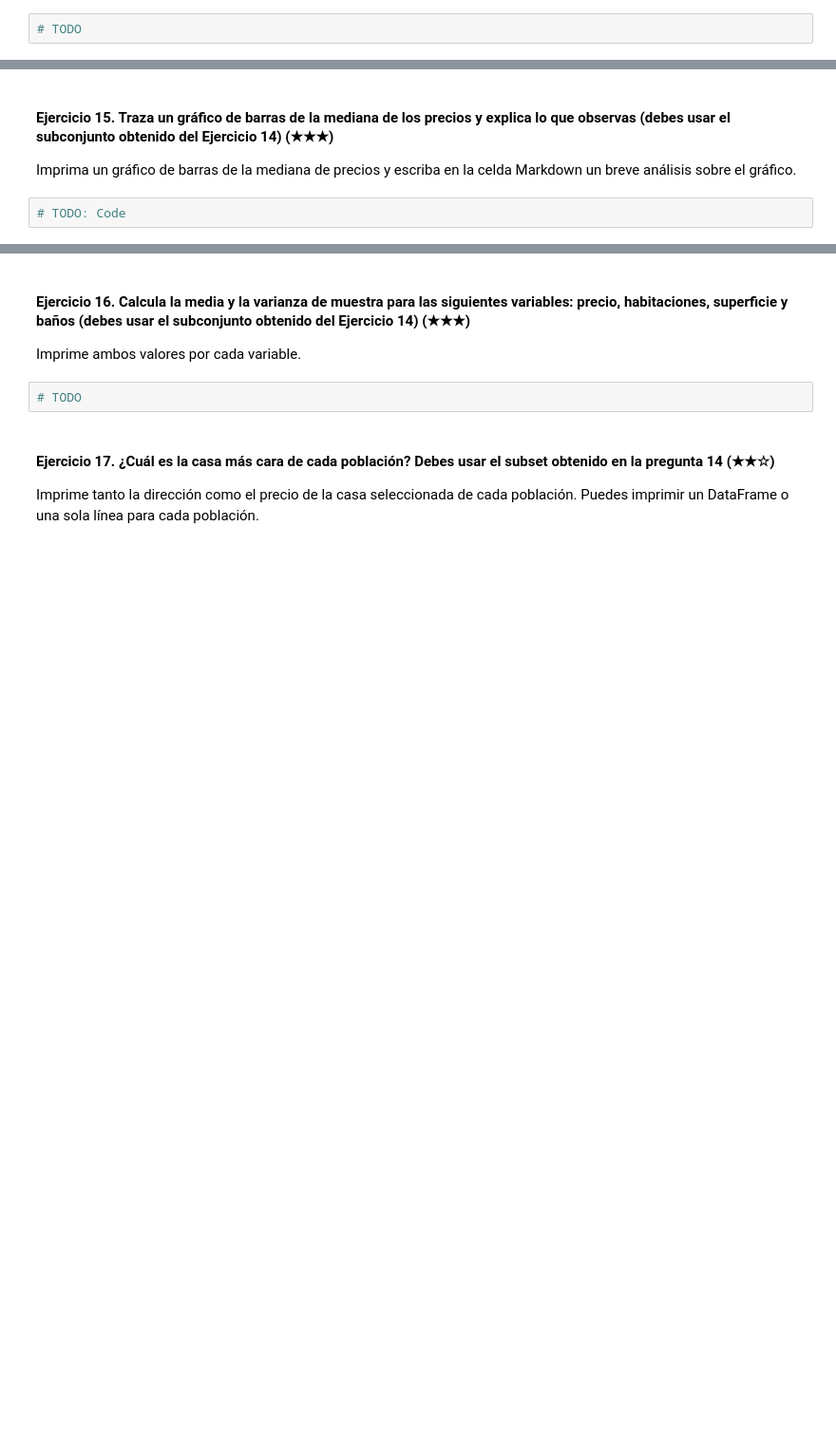
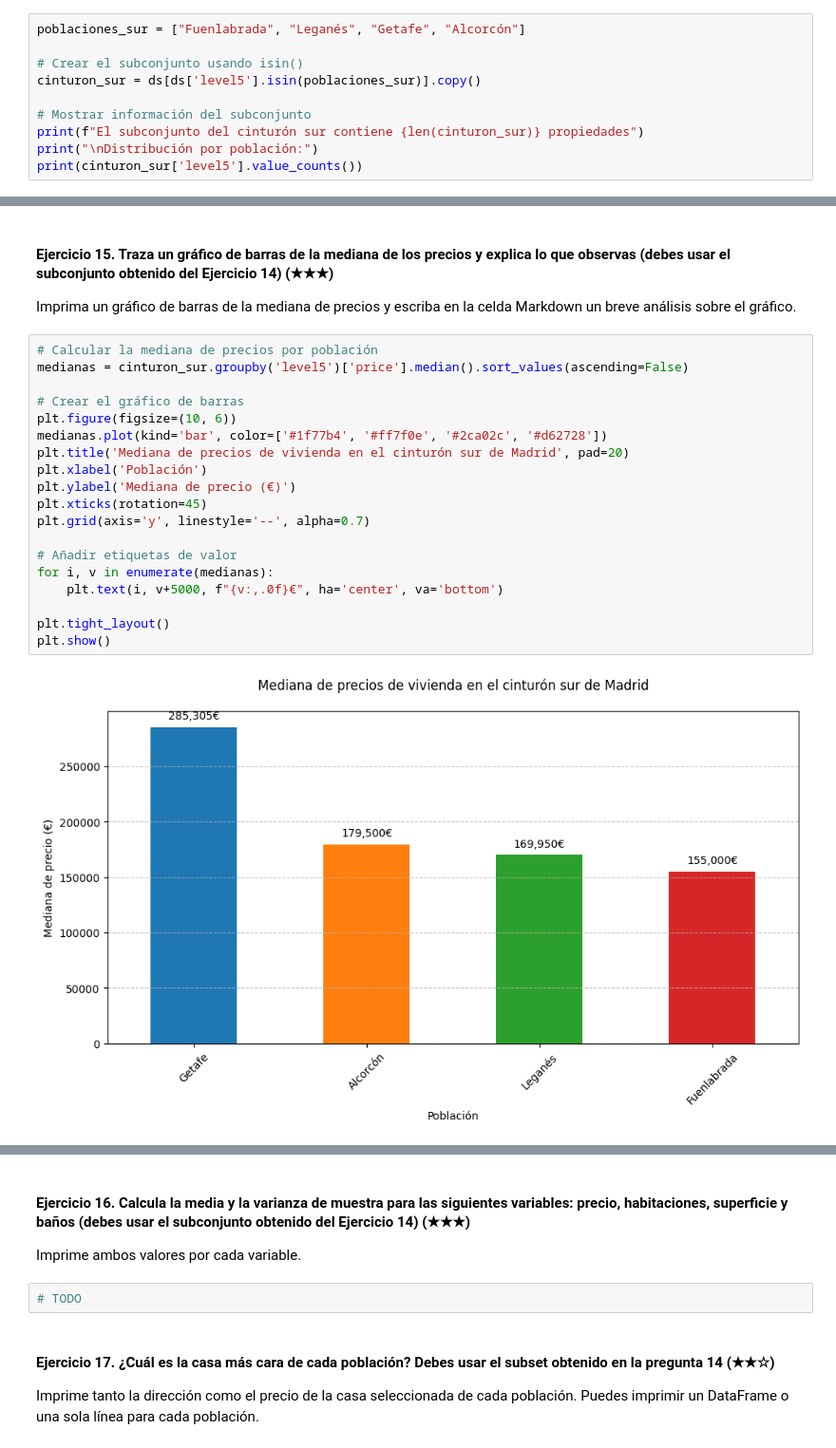
Before and after one commit to annunezc/realestate-datacleanup-exercise, a Jupyter notebook: project.es.ipynb, the cells around one changed output, grey strips where cells are left out. Shown: that part at 95% size. Saved outputs shown, nothing was run; the diff lists cells and outputs as text; blank space fills up the shorter version.

```diff
--- a/project.es.ipynb
+++ b/project.es.ipynb
@@ -396,4 +562,12 @@ Imprima la población y el número de casas.
 
 Pista: Filtra el DataFrame original usando la columna `level5` y la función `isin`.
 # %%
-# TODO
+poblaciones_sur = ["Fuenlabrada", "Leganés", "Getafe", "Alcorcón"]
+
+# Crear el subconjunto usando isin()
+cinturon_sur = ds[ds['level5'].isin(poblaciones_sur)].copy()
+
+# Mostrar información del subconjunto
+print(f"El subconjunto del cinturón sur contiene {len(cinturon_sur)} propiedades")
+print("\nDistribución por población:")
+print(cinturon_sur['level5'].value_counts())
@@ -402,5 +586,24 @@ Pista: Filtra el DataFrame original usando la columna `level5` y la función `is
 
 Imprima un gráfico de barras de la mediana de precios y escriba en la celda Markdown un breve análisis sobre el gráfico.
 # %%
-# TODO: Code
+# Calcular la mediana de precios por población
+medianas = cinturon_sur.groupby('level5')['price'].median().sort_values(ascending=False)
+
+# Crear el gráfico de barras
+plt.figure(figsize=(10, 6))
+medianas.plot(kind='bar', color=['#1f77b4', '#ff7f0e', '#2ca02c', '#d62728'])
+plt.title('Mediana de precios de vivienda en el cinturón sur de Madrid', pad=20)
+plt.xlabel('Población')
+plt.ylabel('Mediana de precio (€)')
+plt.xticks(rotation=45)
+plt.grid(axis='y', linestyle='--', alpha=0.7)
+
+# Añadir etiquetas de valor
+for i, v in enumerate(medianas):
+    plt.text(i, v+5000, f"{v:,.0f}€", ha='center', va='bottom')
+
+plt.tight_layout()
+plt.show()
+# %% [output]
+[figure, added]
 # %% [markdown]
```
Also changed, not shown: parts of 12 cells of this notebook.
